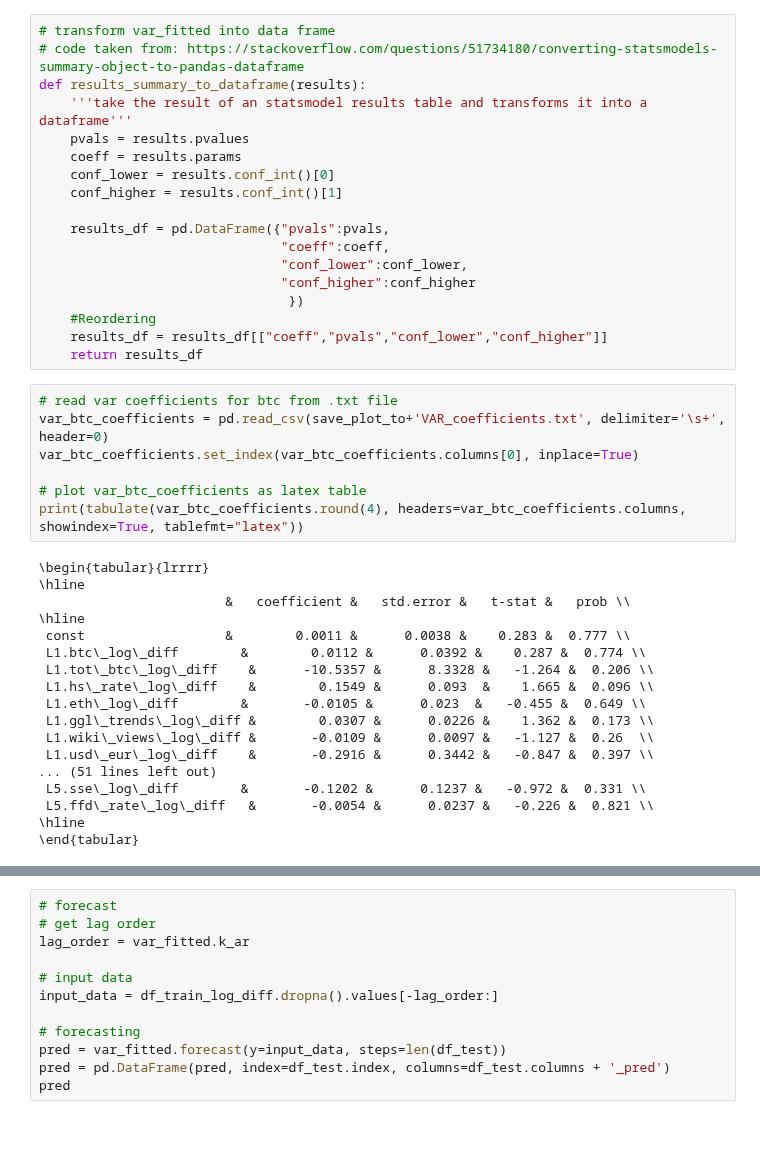
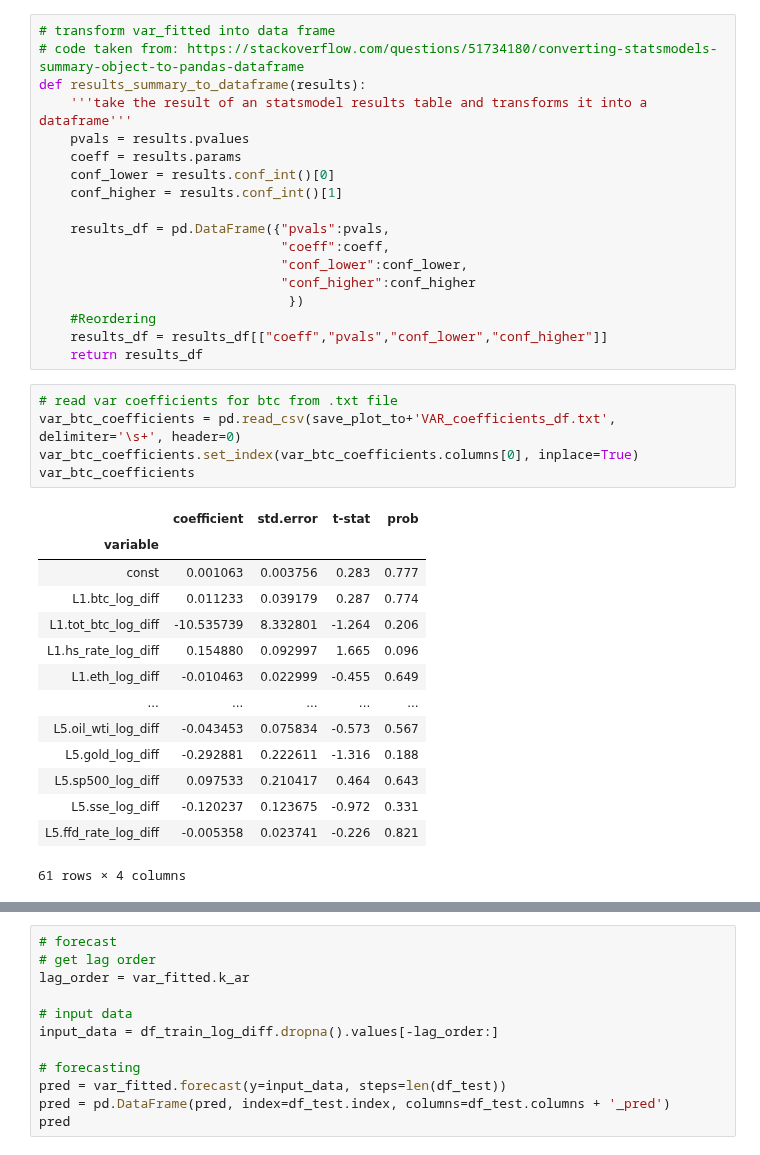
Before and after one commit to jochenmadler/BA_TimeSeriesAnalysis, a Jupyter notebook: M4.ipynb, the cells around one changed output, grey strips where cells are left out. Cells and saved outputs as stored; diff of their text form.

```diff
--- a/M4.ipynb
+++ b/M4.ipynb
@@ -319,26 +535,21 @@ def results_summary_to_dataframe(results):
     return results_df
 # %%
 # read var coefficients for btc from .txt file
-var_btc_coefficients = pd.read_csv(save_plot_to+'VAR_coefficients.txt', delimiter='\s+', header=0)
+var_btc_coefficients = pd.read_csv(save_plot_to+'VAR_coefficients_df.txt', delimiter='\s+', header=0)
 var_btc_coefficients.set_index(var_btc_coefficients.columns[0], inplace=True)
-
-# plot var_btc_coefficients as latex table
-print(tabulate(var_btc_coefficients.round(4), headers=var_btc_coefficients.columns, showindex=True, tablefmt="latex"))
+var_btc_coefficients
 # %% [output]
+|  | coefficient | std.error | t-stat | prob |
+| variable |  |  |  |  |
+| const | 0.001063 | 0.003756 | 0.283 | 0.777 |
+| L1.btc_log_diff | 0.011233 | 0.039179 | 0.287 | 0.774 |
+| L1.tot_btc_log_diff | -10.535739 | 8.332801 | -1.264 | 0.206 |
+| L1.hs_rate_log_diff | 0.154880 | 0.092997 | 1.665 | 0.096 |
+| L1.eth_log_diff | -0.010463 | 0.022999 | -0.455 | 0.649 |
+| ... | ... | ... | ... | ... |
+| L5.oil_wti_log_diff | -0.043453 | 0.075834 | -0.573 | 0.567 |
+| L5.gold_log_diff | -0.292881 | 0.222611 | -1.316 | 0.188 |
+| L5.sp500_log_diff | 0.097533 | 0.210417 | 0.464 | 0.643 |
+| L5.sse_log_diff | -0.120237 | 0.123675 | -0.972 | 0.331 |
+| L5.ffd_rate_log_diff | -0.005358 | 0.023741 | -0.226 | 0.821 |
-\begin{tabular}{lrrrr}
-\hline
-                        &   coefficient &   std.error &   t-stat &   prob \\
-\hline
- const                  &        0.0011 &      0.0038 &    0.283 &  0.777 \\
- L1.btc\_log\_diff        &        0.0112 &      0.0392 &    0.287 &  0.774 \\
- L1.tot\_btc\_log\_diff    &      -10.5357 &      8.3328 &   -1.264 &  0.206 \\
- L1.hs\_rate\_log\_diff    &        0.1549 &      0.093  &    1.665 &  0.096 \\
- L1.eth\_log\_diff        &       -0.0105 &      0.023  &   -0.455 &  0.649 \\
- L1.ggl\_trends\_log\_diff &        0.0307 &      0.0226 &    1.362 &  0.173 \\
- L1.wiki\_views\_log\_diff &       -0.0109 &      0.0097 &   -1.127 &  0.26  \\
- L1.usd\_eur\_log\_diff    &       -0.2916 &      0.3442 &   -0.847 &  0.397 \\
-... (51 lines left out)
- L5.sse\_log\_diff        &       -0.1202 &      0.1237 &   -0.972 &  0.331 \\
- L5.ffd\_rate\_log\_diff   &       -0.0054 &      0.0237 &   -0.226 &  0.821 \\
-\hline
-\end{tabular}
+61 rows × 4 columns
```
Also changed, not shown: parts of 20 cells of this notebook.
